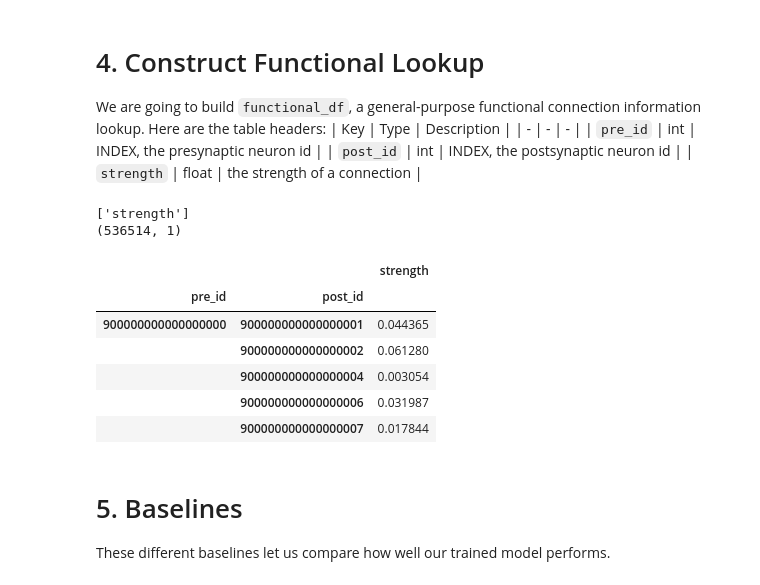
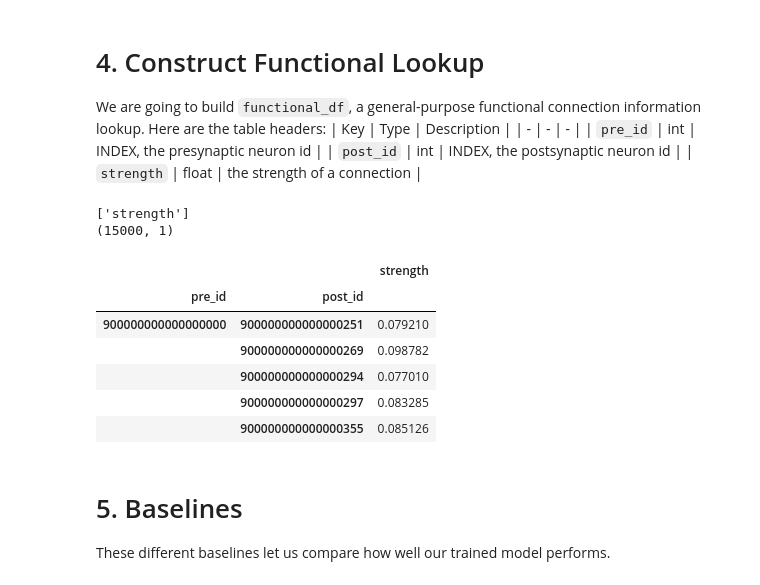
Before and after one commit to 12Jeef/NTAB_F26_Connectomics, a Jupyter notebook: jeffrey/official.ipynb, the cells around one changed output. Drawn from its saved outputs; the diff is of its cells as text; code cells hidden in the pictures.

```diff
--- a/jeffrey/official.ipynb
+++ b/jeffrey/official.ipynb
@@ -11,7 +11,7 @@ NEURONS_REGEN = False     # FIRST TIME USERS PLEASE SET TO TRUE
 # this regenerates synapses_df from cached/fetched data. it is VERY expensive and should be disabled once cached
 SYNAPSES_REGEN = False    # FIRST TIME USERS PLEASE SET TO TRUE
 # this regenerates functional_df from cached/fetched data. it is VERY expensive and should be disabled once cached
-FUNCTIONAL_REGEN = False  # FIRST TIME USERS PLEASE SET TO TRUE
+FUNCTIONAL_REGEN = True  # FIRST TIME USERS PLEASE SET TO TRUE
 
 # this performs the distance benchmark, which could take a while. disable if not using
 DISTANCE_BENCH = True
@@ -517,35 +517,87 @@ We are going to build `functional_df`, a general-purpose functional connection i
 | `post_id` | int | INDEX, the postsynaptic neuron id |
 | `strength` | float | the strength of a connection |
 # %%
-# TODO: actually get the data downloaded and usable soon™
+def preprocess_trace(trace, tau=0.1):
+    # https://proceedings.mlr.press/v46/sutera15.pdf
+    trace = np.asarray(trace, dtype=np.float32)
+    x = convolve1d(trace, weights=np.ones(3), mode="nearest")
+    x = np.diff(x, prepend=x[0])
+    x = np.maximum(x - tau, 0)
+    return x
+
+def knn_edges(traces, node_ids, k=15):
+    if k < 1:
+        raise ValueError("k must be at least 1")
+
+    x = np.asarray(traces, dtype=np.float64)
+    node_ids = np.asarray(node_ids)
+
+    x = x - x.mean(axis=1, keepdims=True)
+
+    norms = np.linalg.norm(x, axis=1)
+    keep = norms > 0
+
+    x = x[keep]
+    node_ids = node_ids[keep]
+    norms = norms[keep]
+
+    n = len(node_ids)
+    if n < 2:
+        return pd.DataFrame(columns=["pre_id", "post_id", "strength"])
+
+    corr = (x @ x.T) / np.outer(norms, norms)
+    np.fill_diagonal(corr, -np.inf)
+
+    k = min(k, n - 1)
+    neighbors = np.argpartition(corr, -k, axis=1)[:, -k:]
+
+    rows = []
+    for i, cols in enumerate(neighbors):
+        cols = cols[np.argsort(corr[i, cols])[::-1]]
+
+        for j in cols:
+            rows.append({
+                "pre_id": int(node_ids[i]),
+                "post_id": int(node_ids[j]),
+                "strength": float(corr[i, j]),
+            })
+
+    df = pd.DataFrame(rows, columns=["pre_id", "post_id", "strength"])
+    return df.set_index(["pre_id", "post_id"]).sort_index()
 
 if FUNCTIONAL_REGEN:
 
-    functional_df = synapses_df.copy()
-    functional_df.rename(columns={"n": "strength"}, inplace=True)
+    if SYNTH:
+        functional_df = knn_edges([
+            load_trace(get_traces(neuron_id)[0])
+            for neuron_id in neurons_df.index
+        ], neurons_df.index.to_numpy(), k=15)
+    else:
+        functional_df = synapses_df.copy()
+        functional_df.rename(columns={"n": "strength"}, inplace=True)
 
 else:
 
     functional_df = pd.read_parquet("cache/synth/functional.parquet" if SYNTH else "cache/functional/functional.parquet")
     functional_df = functional_df[functional_df["strength"] > 0]
 
 print(functional_df.columns.to_list())
 print(functional_df.shape)
 display(functional_df.head())
 
 if FUNCTIONAL_REGEN:
     os.makedirs("cache/functional", exist_ok=True)
     functional_df.to_parquet("cache/functional/functional.parquet")
 # %% [output]
 ['strength']
-(536514, 1)
+(15000, 1)
 |  |  | strength |
 | pre_id | post_id |  |
-| 900000000000000000 | 900000000000000001 | 0.044365 |
-|  | 900000000000000002 | 0.061280 |
-|  | 900000000000000004 | 0.003054 |
-|  | 900000000000000006 | 0.031987 |
-|  | 900000000000000007 | 0.017844 |
+| 900000000000000000 | 900000000000000251 | 0.079210 |
+|  | 900000000000000269 | 0.098782 |
+|  | 900000000000000294 | 0.077010 |
+|  | 900000000000000297 | 0.083285 |
+|  | 900000000000000355 | 0.085126 |
 # %% [markdown]
 # 5. Baselines
 
```
Also changed, not shown: parts of 5 cells of this notebook.
